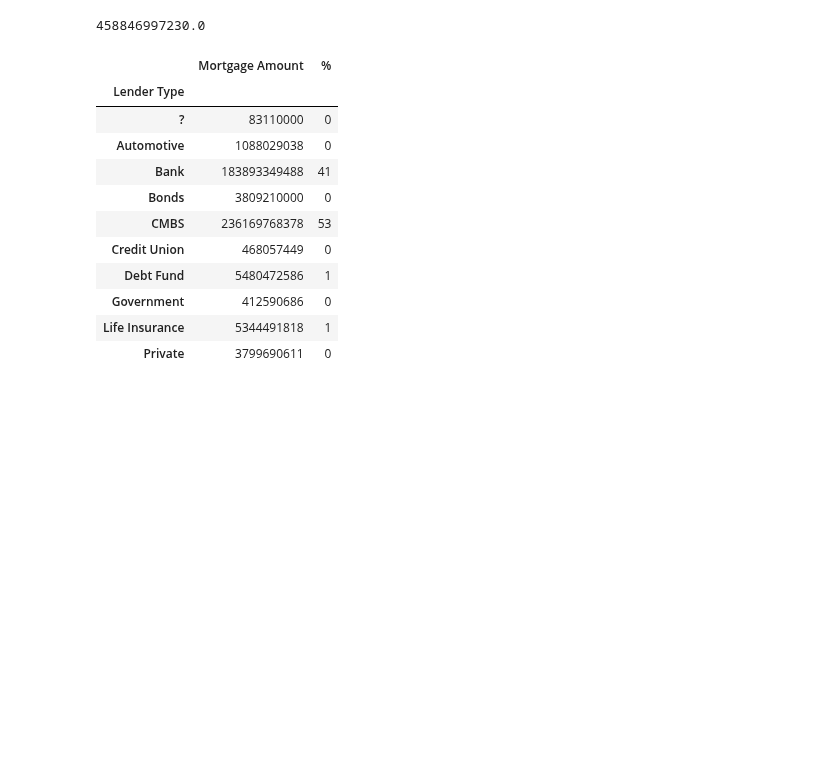
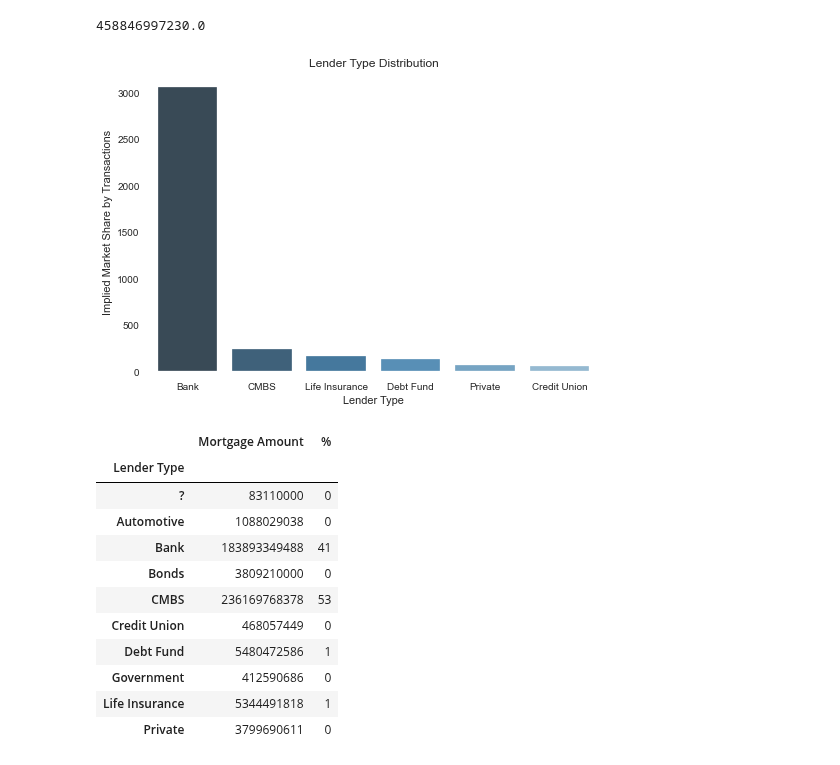
Before and after one commit to tahentx/pv_workbook, a Jupyter notebook: datascience/misc/upwork_commercialloans.ipynb, the cells around one changed output. Cells and saved outputs as stored; diff of their text form; code cells hidden in the pictures; blank space fills up the shorter version.

```diff
--- a/datascience/misc/upwork_commercialloans.ipynb
+++ b/datascience/misc/upwork_commercialloans.ipynb
@@ -30,6 +32,19 @@ loans_df['Mortgage Amount'].sum()
 458846997230.0
 # %%
 loans_by_lender = loans_df.groupby(by='Lender\nType').agg({'Mortgage Amount': 'sum'})
+# %%
+loan_lender_count = loans_df.groupby(by='Lender\nType')['Mortgage Amount'].count()
+# %%
+x = loan_lender_count.sort_values(ascending=False)
+players = ['Bank','CMBS','Life Insurance', 'Debt Fund', 'Private','Credit Union']
+totals = [3065, 235,165, 128,63,53]
+sns.barplot(players,totals, palette="Blues_d")
+plt.title('Lender Type Distribution')
+plt.xlabel('Lender Type')
+plt.ylabel('Implied Market Share by Transactions')
+plt.savefig('transactions')
+# %% [output]
+[figure, added]
 # %%
 loans_by_lender['%'] = loans_by_lender.apply(lambda x:  100*x / x.sum())
 # %%
```
Also changed, not shown: parts of 34 cells of this notebook.
